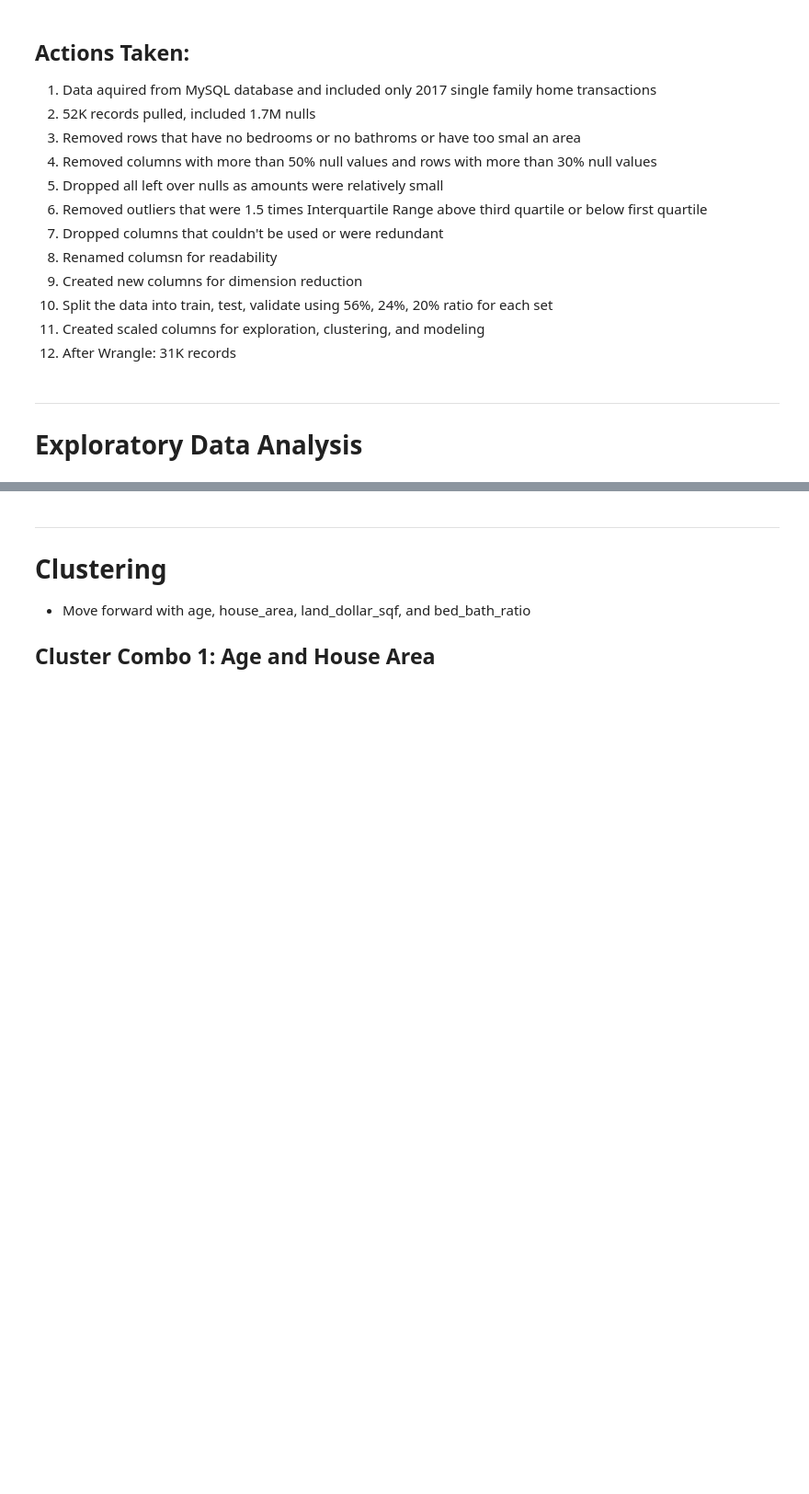
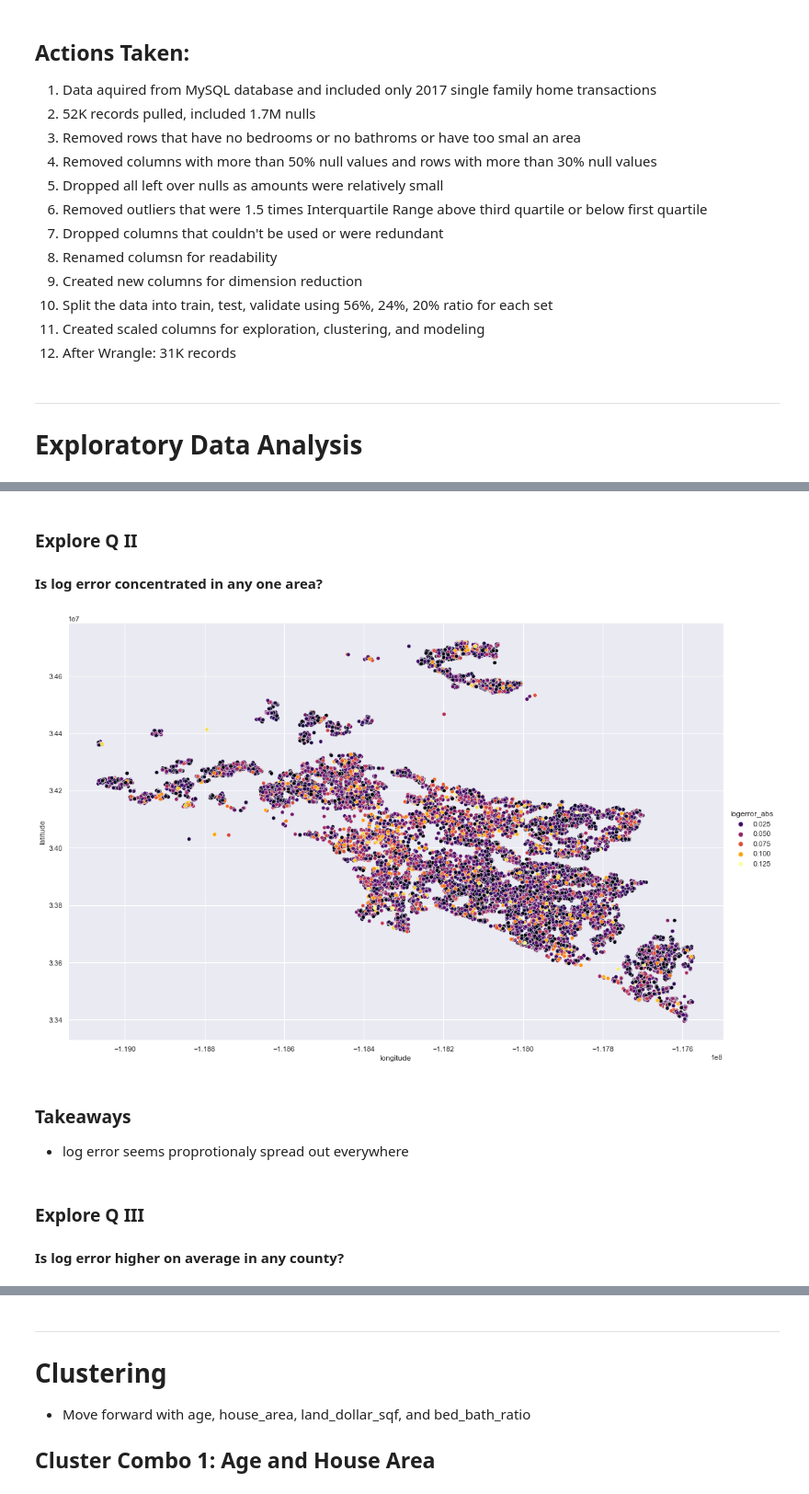
Before and after one commit to HopperTeam6/Zillow_Clustering_Project, a Jupyter notebook: zillow_clustering_report.ipynb, the cells around one changed output, grey strips where cells are left out. Shown: that part at 92% size. Drawn from its saved outputs; the diff is of its cells as text; code cells hidden in the pictures; blank space fills up the shorter version.

```diff
--- a/zillow_clustering_report.ipynb
+++ b/zillow_clustering_report.ipynb
@@ -95,0 +100,14 @@ df, train, validate, test, train_scaled, validate_scaled, test_scaled = prepare.
+# %% [markdown]
+### Explore Q II
+#### Is log error concentrated in any one area?
+# %%
+#relational scatter plot of longitude and latitude with a hue of log error
+explore.show_long_lat(train)
+# %% [output]
+[figure, added]
+# %% [markdown]
+### Takeaways
+* log error seems proprotionaly spread out everywhere
+# %% [markdown]
+### Explore Q III
+#### Is log error higher on average in any county?
```
Also changed, not shown: parts of 43 cells of this notebook.
